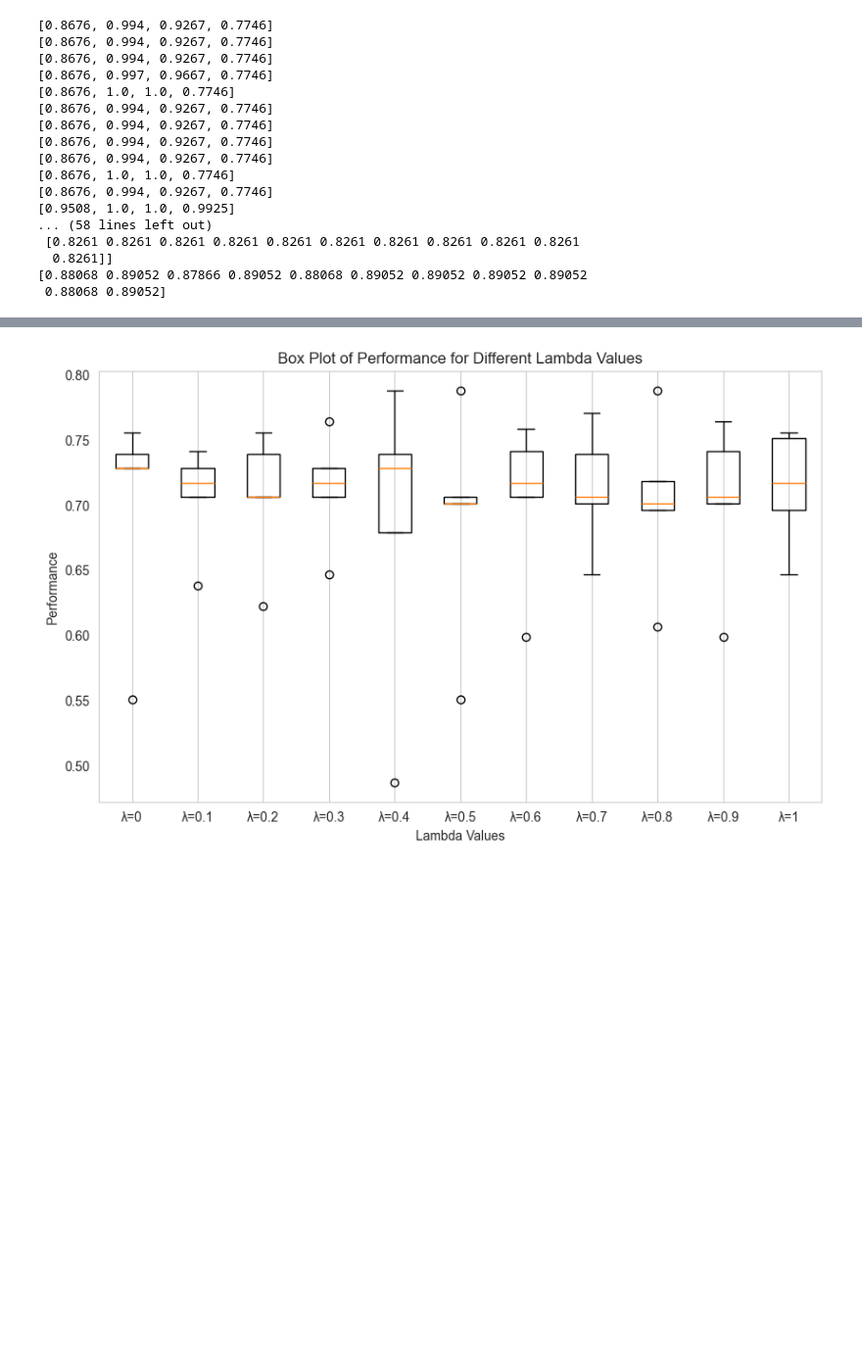
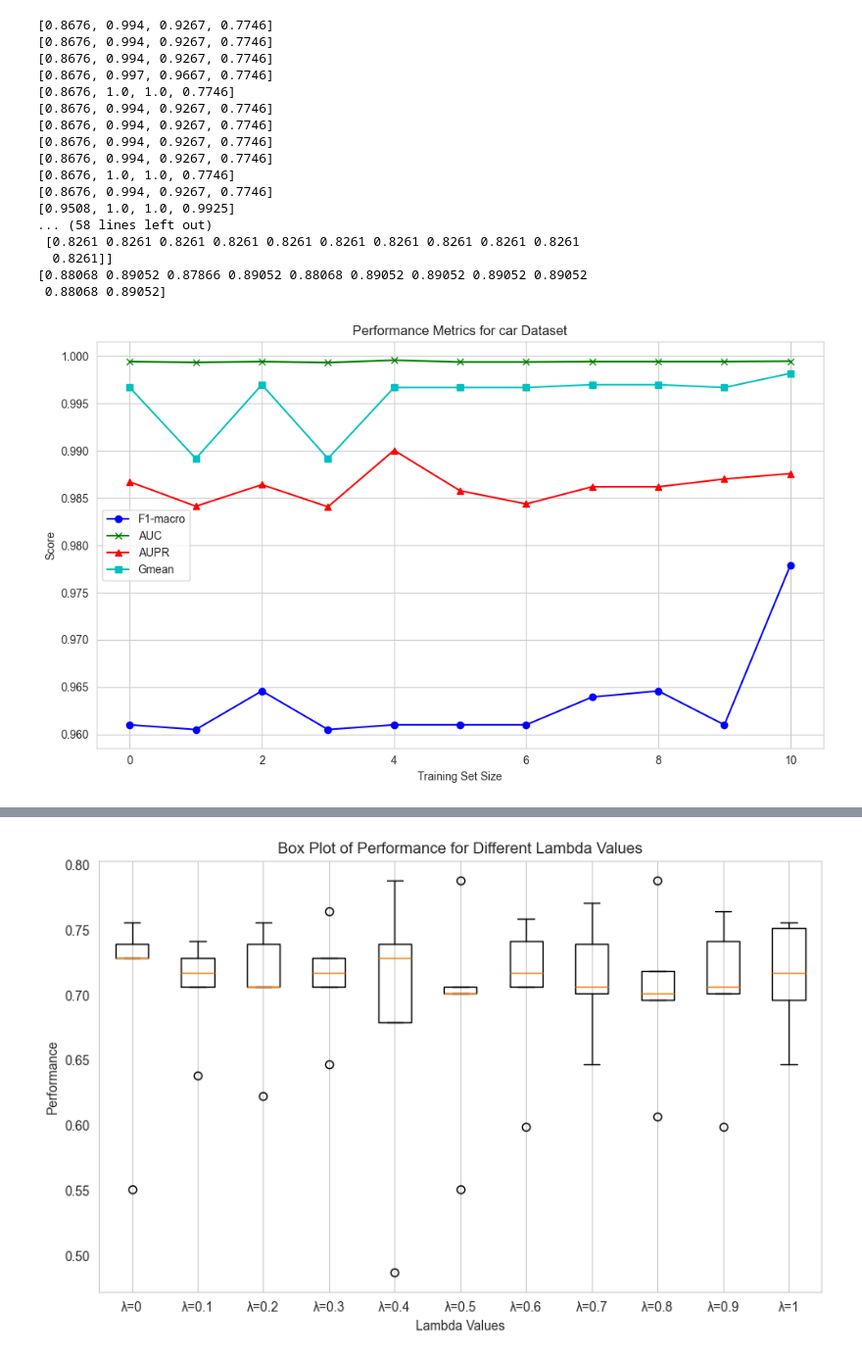
Before and after one commit to papazhu1/DGBDF, a Jupyter notebook: model/test.ipynb, the cells around one changed output, grey strips where cells are left out. Shown at 98% size. Saved outputs shown, nothing was run; the diff lists cells and outputs as text; code cells hidden in the pictures; blank space fills up the shorter version.

```diff
--- a/model/test.ipynb
+++ b/model/test.ipynb
@@ -1214,7 +1214,8 @@ plt.show()
 # %%
 import numpy as np
 from pathlib import Path
-data = Path(r"C:\Users\10928\Documents\GitHub\DGBDF\libras_move_hyperparameter_res.txt").read_text(encoding='utf-8')
+prefix = r"C:\Users\10928\Documents\GitHub\DGBDF\hyperparameter_res"
+data = Path(r"/hyperparameter_res/libras_move_hyperparameter_res.txt").read_text(encoding='utf-8')
 # 使用正则表达式提取每个训练集大小和相关指标
 import re
 import pandas as pd
@@ -1263,3 +1264,83 @@ print(res)
   0.8261]]
 [0.88068 0.89052 0.87866 0.89052 0.88068 0.89052 0.89052 0.89052 0.89052
  0.88068 0.89052]
+# %%
+import numpy as np
+from pathlib import Path
+import re
+import pandas as pd
+import matplotlib.pyplot as plt
+
+# 文件目录
+prefix = r"C:\Users\10928\Documents\GitHub\DGBDF\hyperparameter_res"
+
+# 读取文件并提取数据的函数
+def extract_data_from_file(file_path):
+    data = Path(file_path).read_text(encoding='utf-8')
+    # 正则表达式模式
+    pattern = r"F1-macro: ([\d\.]+)\nAUC: ([\d\.]+)\nAUPR: ([\d\.]+)\nGmean: ([\d\.]+)"
+    # 使用 re.findall 提取所有匹配的数据
+    matches = re.findall(pattern, data)
+
+    # 将提取的结果转换为列表
+    results = []
+    for match in matches:
+        f1_macro = float(match[0])  # F1-macro
+        auc = float(match[1])  # AUC
+        aupr = float(match[2])  # AUPR
+        gmean = float(match[3])  # Gmean
+        results.append([f1_macro, auc, aupr, gmean])
+
+    return np.array(results)
+
+# 读取所有文件
+files = [
+    "car_eval_4_hyperparameter_res.txt",
+    "libras_move_hyperparameter_res.txt",
+    "spectrometer_hyperparameter_res.txt",
+    "yeast5_hyperparameter_res.txt"
+]
+
+# 提取所有文件的结果
+all_results = {}
+for file_name in files:
+    file_path = Path(prefix) / file_name
+    dataset_name = file_name.split("_")[0]  # 使用文件名的前缀作为数据集名称
+    results = extract_data_from_file(file_path)
+    all_results[dataset_name] = results
+
+# 为每个数据集单独绘制图表
+for dataset_name, results in all_results.items():
+    plt.figure(figsize=(10, 6))  # 为每个数据集创建一个新的图表
+
+    # 提取 F1-macro、AUC、AUPR 和 Gmean 的数据
+    f1_macro = results[:, 0].reshape(-1, 11)
+    f1_macro = np.mean(f1_macro, axis=0)
+    auc = results[:, 1].reshape(-1, 11)
+    auc = np.mean(auc, axis=0)
+    aupr = results[:, 2].reshape(-1, 11)
+    aupr = np.mean(aupr, axis=0)
+    gmean = results[:, 3].reshape(-1, 11)
+    gmean = np.mean(gmean, axis=0)
+
+    # 绘制 F1-macro 的折线
+    plt.plot(f1_macro, marker='o', label=f'F1-macro', color='b')
+    # 绘制 AUC 的折线
+    plt.plot(auc, marker='x', label=f'AUC', color='g')
+    # 绘制 AUPR 的折线
+    plt.plot(aupr, marker='^', label=f'AUPR', color='r')
+    # 绘制 Gmean 的折线
+    plt.plot(gmean, marker='s', label=f'Gmean', color='c')
+
+    # 设置图表标题和标签
+    plt.title(f'Performance Metrics for {dataset_name} Dataset')
+    plt.xlabel('Training Set Size')
+    plt.ylabel('Score')
+    plt.legend()
+    plt.grid(True)
+
+    # 显示图表
+    plt.tight_layout()
+    plt.show()
+# %% [output]
+[figure, added]
```
Also changed, not shown: parts of 3 cells of this notebook, 5 other files.
